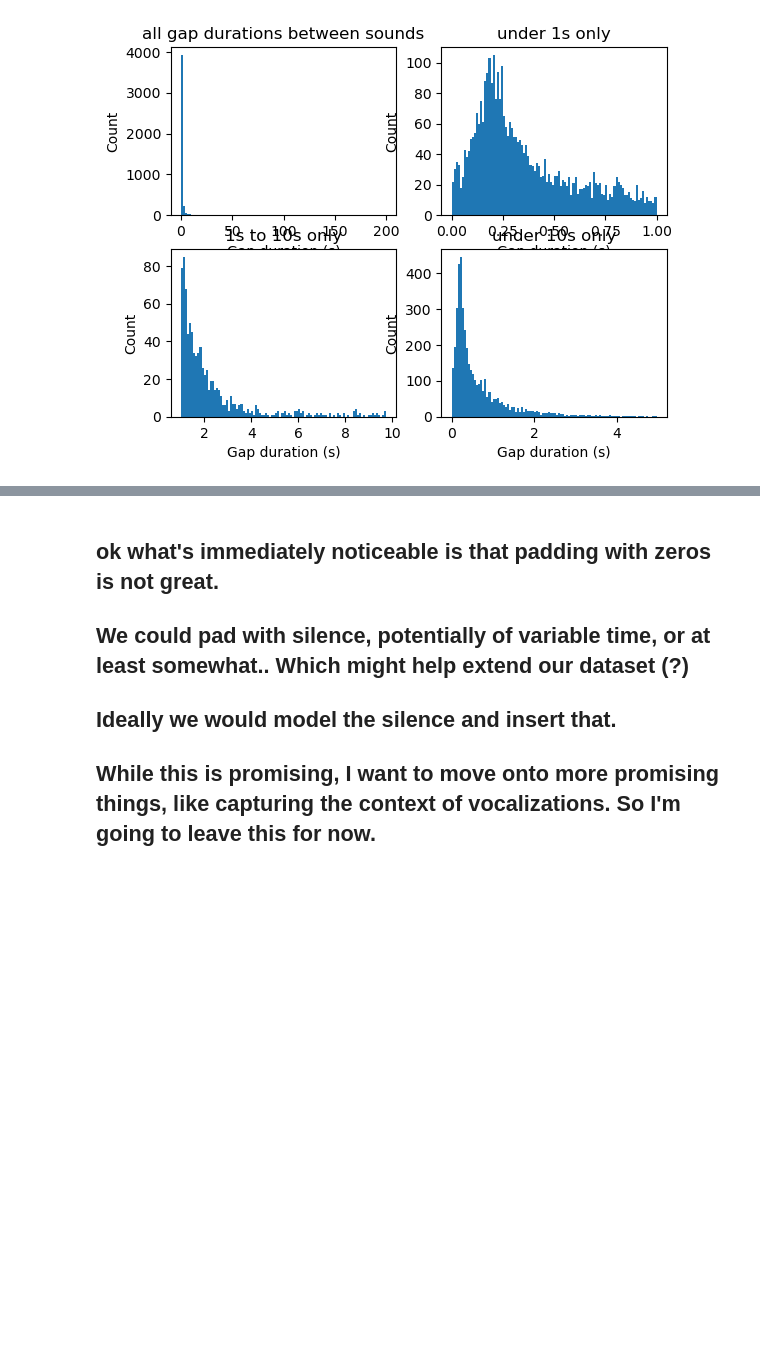
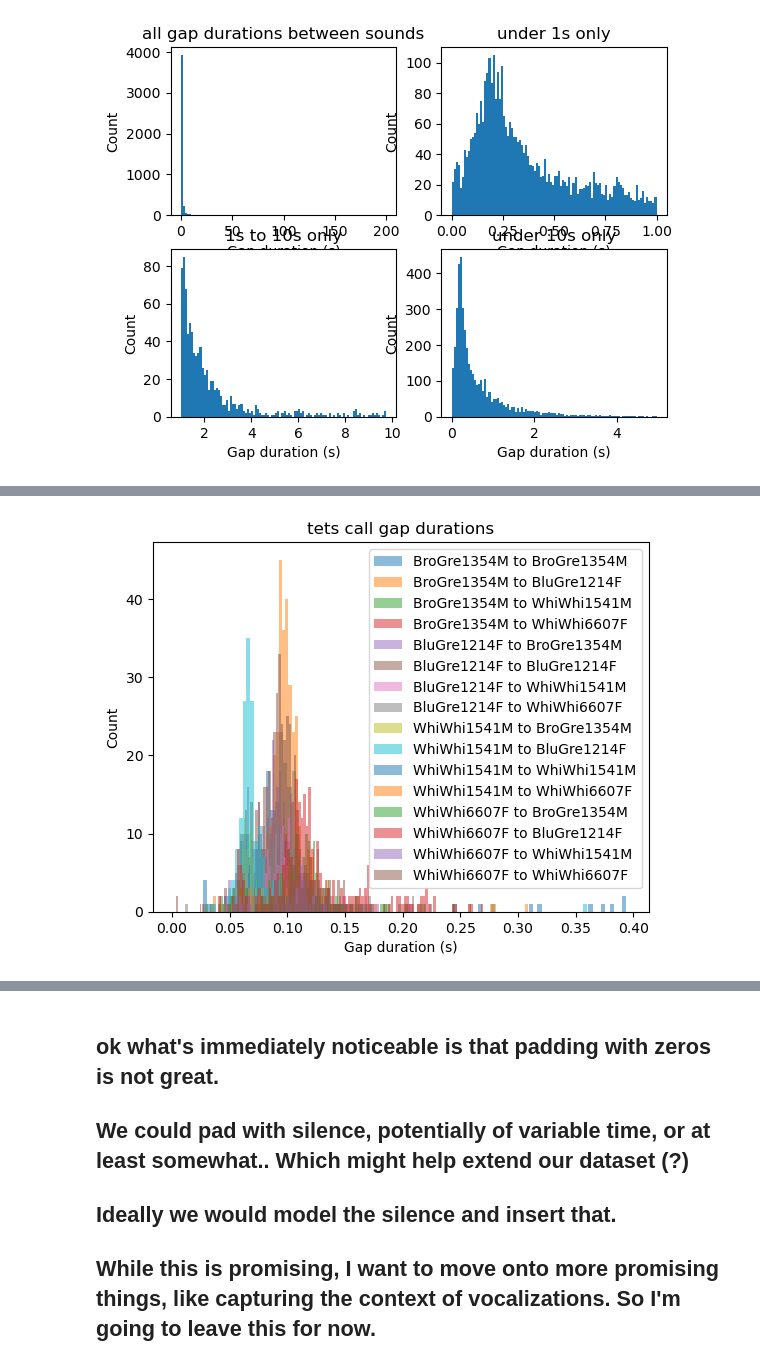
Before and after one commit to billewood/truman, a Jupyter notebook: intersyllable_timings.ipynb, the cells around one changed output, grey strips where cells are left out. Saved outputs shown, nothing was run; the diff lists cells and outputs as text; code cells hidden in the pictures; blank space fills up the shorter version.

```diff
--- a/intersyllable_timings.ipynb
+++ b/intersyllable_timings.ipynb
@@ -201,12 +133,0 @@ Allocating space for 4344 spectrograms, shape: 4344 x 101 x 100
-# %%
-# check all the spectrogram shapes and adjust them to the desired length
-for i, file in enumerate(h5_files):
-    myBioSound = BioSound()
-    myBioSound.readh5(file)
-    if myBioSound.spectro.shape[1] < num_time_bins:
-        myBioSound.spectro = np.pad(myBioSound.spectro, ((0,0),(0,num_time_bins-myBioSound.spectro.shape[1])), 'constant')
-        X[i,:,:] = myBioSound.spectro
-    elif myBioSound.spectro.shape[1] > num_time_bins: # if it's longer than desired, truncate it taking the first num_time_bins, TODO take the center of the syllable instead or make it optional
-        X[i,:,:] = myBioSound.spectro[:,:num_time_bins]
-    else:
-        X[i,:,:] = myBioSound.spectro
@@ -394,0 +252,76 @@ Cluster 6 has 20 members
+# %%
+# I want to focus on tets (soundsep based) and look at how quickly birds are calling after each other
+# I want to look at the gap durations between tets calls
+# let's plot the gap durations between tets calls of different individuals vs the gap durations between tets calls of the same individual
+# first, let's get the gap durations between tet calls of all individuals and stick them in a dictionary of dictionaries of lists
+birds = df['SourceName'].unique()
+
+gap_duration_dict = {bird: [] for bird in birds}
+gap_duration_dict['BluGre1214F'] = {bird: [] for bird in birds}
+gap_duration_dict['BroGre1354M'] = {bird: [] for bird in birds}
+gap_duration_dict['WhiWhi1541M'] = {bird: [] for bird in birds}
+gap_duration_dict['WhiWhi6607F'] = {bird: [] for bird in birds}
+
+# initialize lists for each bird pair
+gap_duration_dict['BluGre1214F']['BluGre1214F'] = list()
+gap_duration_dict['BluGre1214F']['BroGre1354M'] = list()
+gap_duration_dict['BluGre1214F']['WhiWhi1541M'] = list()
+gap_duration_dict['BluGre1214F']['WhiWhi6607F'] = list()
+gap_duration_dict['BroGre1354M']['BluGre1214F'] = list()
+gap_duration_dict['BroGre1354M']['BroGre1354M'] = list()
+gap_duration_dict['BroGre1354M']['WhiWhi1541M'] = list()
+gap_duration_dict['BroGre1354M']['WhiWhi6607F'] = list()
+gap_duration_dict['WhiWhi1541M']['BluGre1214F'] = list()
+gap_duration_dict['WhiWhi1541M']['BroGre1354M'] = list()
+gap_duration_dict['WhiWhi1541M']['WhiWhi1541M'] = list()
+gap_duration_dict['WhiWhi1541M']['WhiWhi6607F'] = list()
+gap_duration_dict['WhiWhi6607F']['BluGre1214F'] = list()
+gap_duration_dict['WhiWhi6607F']['BroGre1354M'] = list()
+gap_duration_dict['WhiWhi6607F']['WhiWhi1541M'] = list()
+gap_duration_dict['WhiWhi6607F']['WhiWhi6607F'] = list()
+
+for i in range(len(df)-1):
+    if df['Tags'][i] == '["tet"]':
+        vocalizer = df['SourceName'][i]
+        responder = df['SourceName'][i+1]
+        response = df['Tags'][i+1]
+        if response == '["tet"]':
+            gap_duration = (df['StopIndex'][i]-df['StartIndex'][i])/fs
+            gap_duration_dict[vocalizer][responder].append(gap_duration)
+
+# gap_duration_dict
+
+# now we have a dictionary of gap durations between each bird
+# let's plot the gap durations
+
+
+plt.figure()
+for bird1 in gap_duration_dict:
+    for bird2 in gap_duration_dict[bird1]:
+        plt.hist(gap_duration_dict[bird1][bird2], bins=100, alpha=0.5, label=f'{bird1} to {bird2}')
+plt.xlabel('Gap duration (s)')
+plt.ylabel('Count')
+plt.title('tets call gap durations')
+plt.legend()
+plt.show()
+
+
+# for i in range(len(df)):
+#     if df['Tags'][i] == 'tet':
+#         if df['Tags'][i+1] == 'tet':
+#             if df['Individual'][i] == df['Individual'][i+1]:
+#                 same_individual_gap_duration.append(df['gap_duration'][i])
+#             else:
+#                 different_individual_gap_duration.append(df['gap_duration'][i])
+
+
+# plt.figure()
+# plt.hist(same_individual_gap_duration, bins=100, alpha=0.5, label='same individual')
+# plt.hist(different_individual_gap_duration, bins=100, alpha=0.5, label='different individual')
+# plt.xlabel('Gap duration (s)')
+# plt.ylabel('Count')
+# plt.title('tets call gap durations')
+# plt.legend()
+# plt.show()
+# %% [output]
+[figure, added]
```
Also changed, not shown: parts of 24 cells of this notebook.
